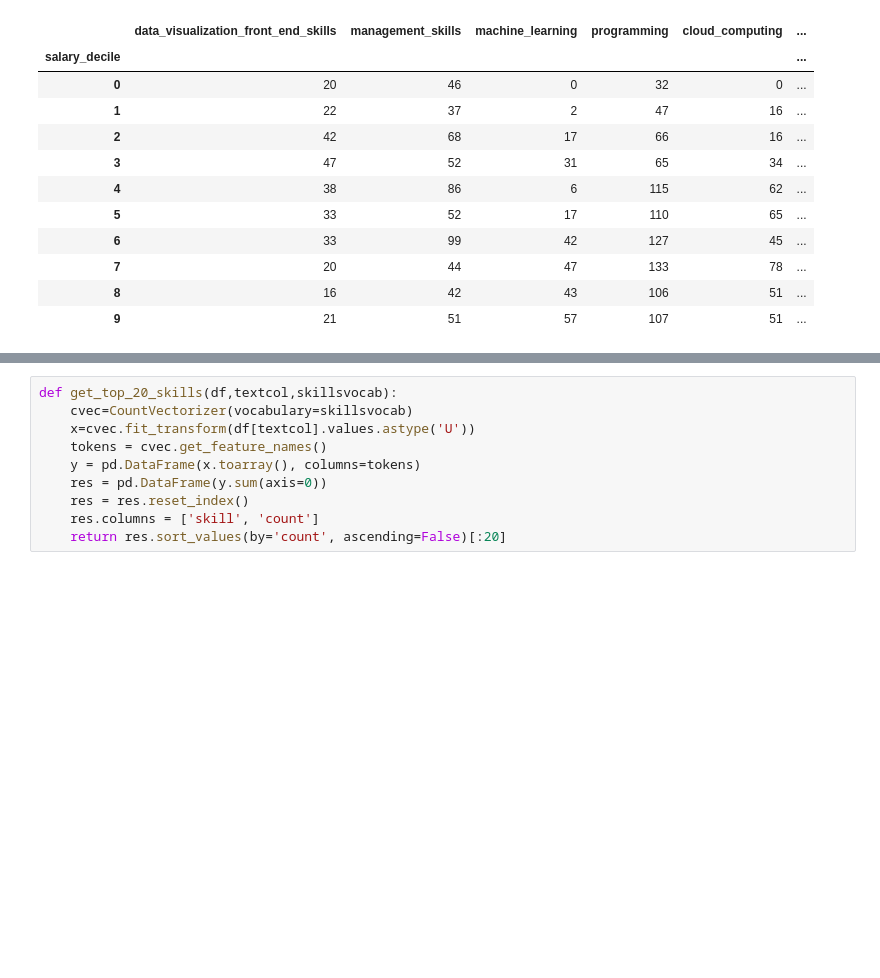
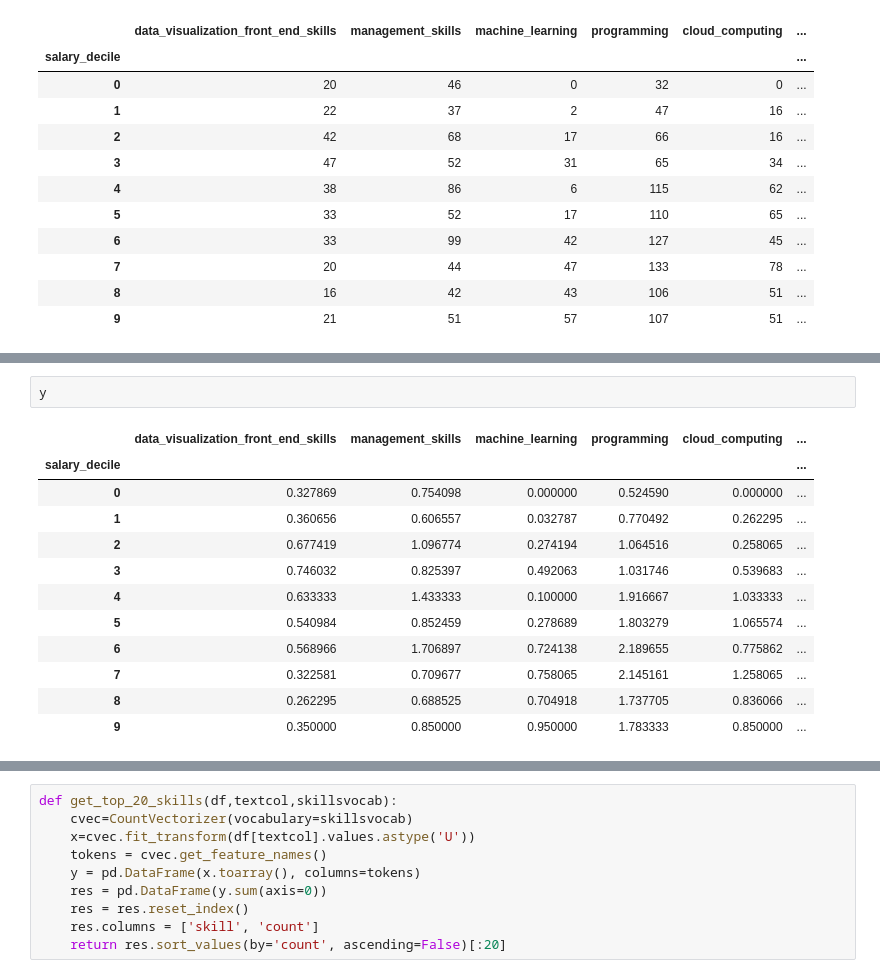
Before and after one commit to michaelfpalmer/level-up, a Jupyter notebook: src/Investigate DS only jobs.ipynb, the cells around one changed output, grey strips where cells are left out. Saved outputs shown, nothing was run; the diff lists cells and outputs as text; blank space fills up the shorter version.

```diff
--- a/src/Investigate DS only jobs.ipynb
+++ b/src/Investigate DS only jobs.ipynb
@@ -718,0 +712,15 @@ machine_learning
+# %%
+y
+# %% [output]
+|  | data_visualization_front_end_skills | management_skills | machine_learning | programming | cloud_computing | ... |
+| salary_decile |  |  |  |  |  | ... |
+| 0 | 0.327869 | 0.754098 | 0.000000 | 0.524590 | 0.000000 | ... |
+| 1 | 0.360656 | 0.606557 | 0.032787 | 0.770492 | 0.262295 | ... |
+| 2 | 0.677419 | 1.096774 | 0.274194 | 1.064516 | 0.258065 | ... |
+| 3 | 0.746032 | 0.825397 | 0.492063 | 1.031746 | 0.539683 | ... |
+| 4 | 0.633333 | 1.433333 | 0.100000 | 1.916667 | 1.033333 | ... |
+| 5 | 0.540984 | 0.852459 | 0.278689 | 1.803279 | 1.065574 | ... |
+| 6 | 0.568966 | 1.706897 | 0.724138 | 2.189655 | 0.775862 | ... |
+| 7 | 0.322581 | 0.709677 | 0.758065 | 2.145161 | 1.258065 | ... |
+| 8 | 0.262295 | 0.688525 | 0.704918 | 1.737705 | 0.836066 | ... |
+| 9 | 0.350000 | 0.850000 | 0.950000 | 1.783333 | 0.850000 | ... |
```
Also changed, not shown: parts of 31 cells of this notebook.
